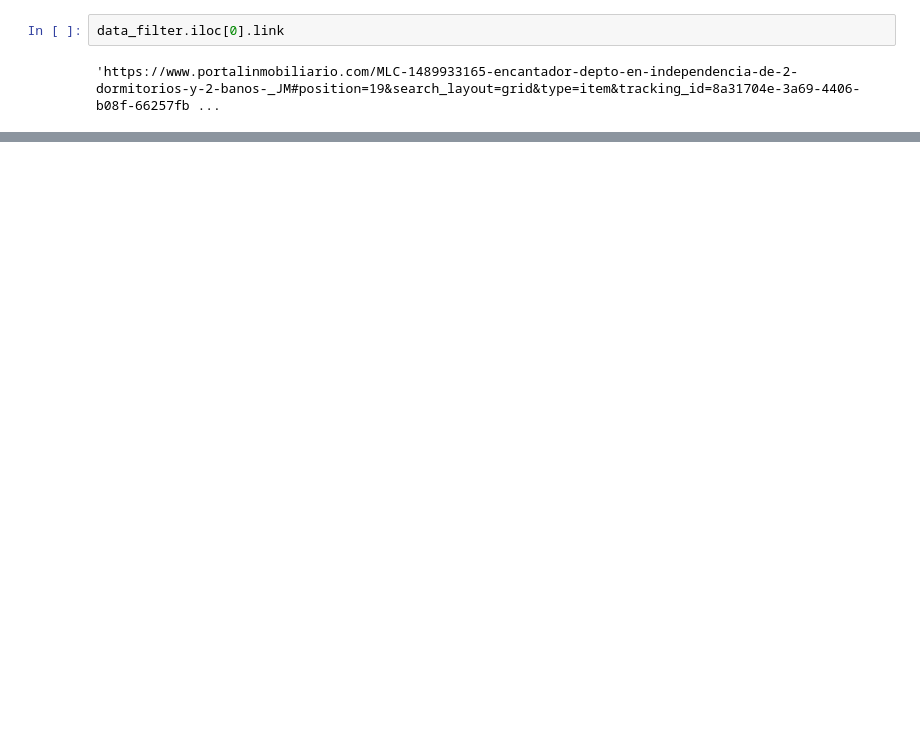
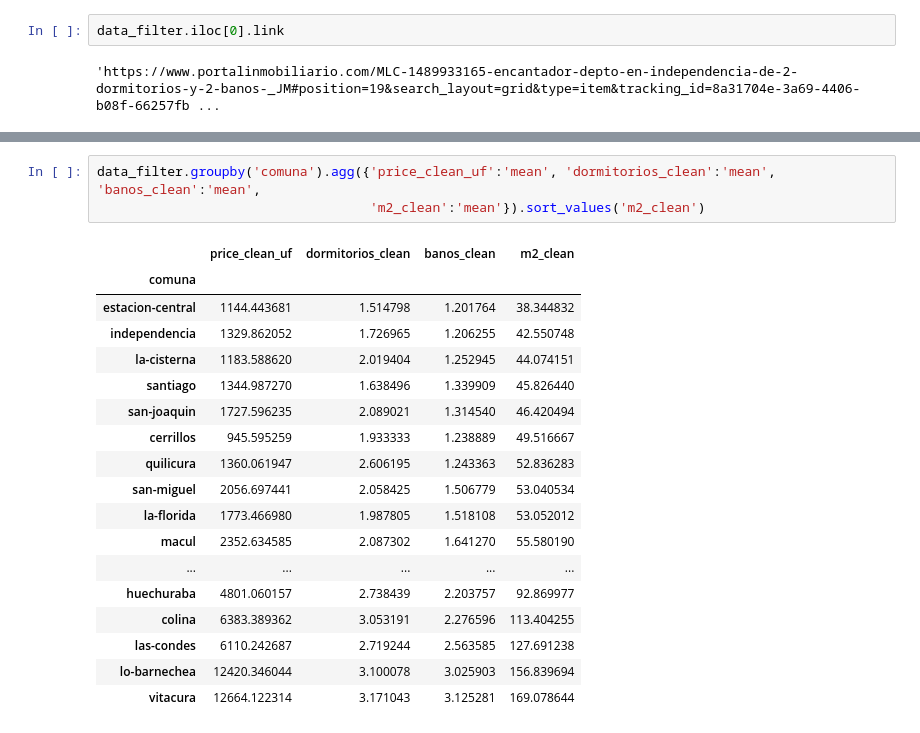
Before and after one commit to joseterrazastorrico/scraping_inmobiliario, a Jupyter notebook: notebooks/read_excel.ipynb, the cells around one changed output, grey strips where cells are left out. Drawn from its saved outputs; the diff is of its cells as text; blank space fills up the shorter version.

```diff
--- a/notebooks/read_excel.ipynb
+++ b/notebooks/read_excel.ipynb
@@ -53,0 +35,22 @@ data.to_csv('../data/data_consolidada_RM.csv')
+# %%
+data_filter.groupby('comuna').agg({'price_clean_uf':'mean', 'dormitorios_clean':'mean', 'banos_clean':'mean',
+                                   'm2_clean':'mean'}).sort_values('m2_clean')
+# %% [output]
+|  | price_clean_uf | dormitorios_clean | banos_clean | m2_clean |
+| comuna |  |  |  |  |
+| estacion-central | 1144.443681 | 1.514798 | 1.201764 | 38.344832 |
+| independencia | 1329.862052 | 1.726965 | 1.206255 | 42.550748 |
+| la-cisterna | 1183.588620 | 2.019404 | 1.252945 | 44.074151 |
+| santiago | 1344.987270 | 1.638496 | 1.339909 | 45.826440 |
+| san-joaquin | 1727.596235 | 2.089021 | 1.314540 | 46.420494 |
+| cerrillos | 945.595259 | 1.933333 | 1.238889 | 49.516667 |
+| quilicura | 1360.061947 | 2.606195 | 1.243363 | 52.836283 |
+| san-miguel | 2056.697441 | 2.058425 | 1.506779 | 53.040534 |
+| la-florida | 1773.466980 | 1.987805 | 1.518108 | 53.052012 |
+| macul | 2352.634585 | 2.087302 | 1.641270 | 55.580190 |
+| ... | ... | ... | ... | ... |
+| huechuraba | 4801.060157 | 2.738439 | 2.203757 | 92.869977 |
+| colina | 6383.389362 | 3.053191 | 2.276596 | 113.404255 |
+| las-condes | 6110.242687 | 2.719244 | 2.563585 | 127.691238 |
+| lo-barnechea | 12420.346044 | 3.100078 | 3.025903 | 156.839694 |
+| vitacura | 12664.122314 | 3.171043 | 3.125281 | 169.078644 |
```
Also changed, not shown: parts of 5 cells of this notebook, 6 other files.
